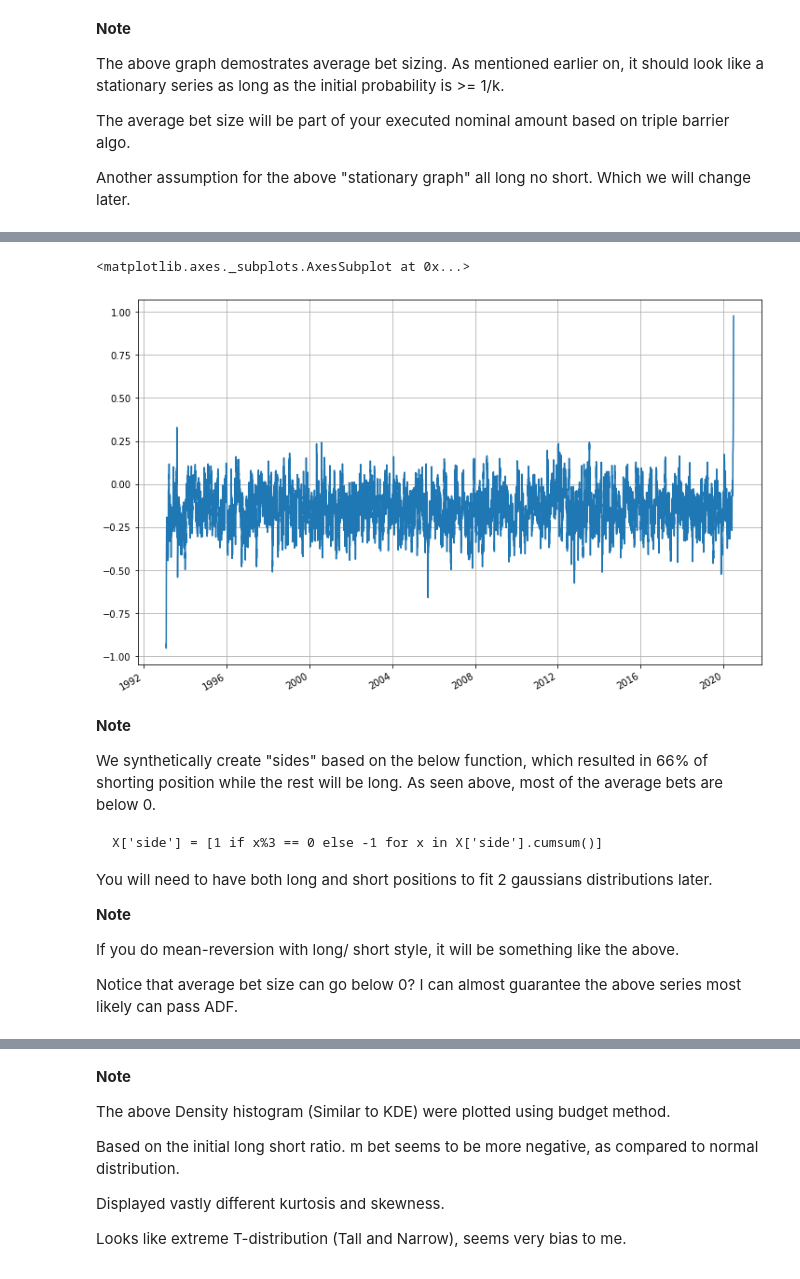
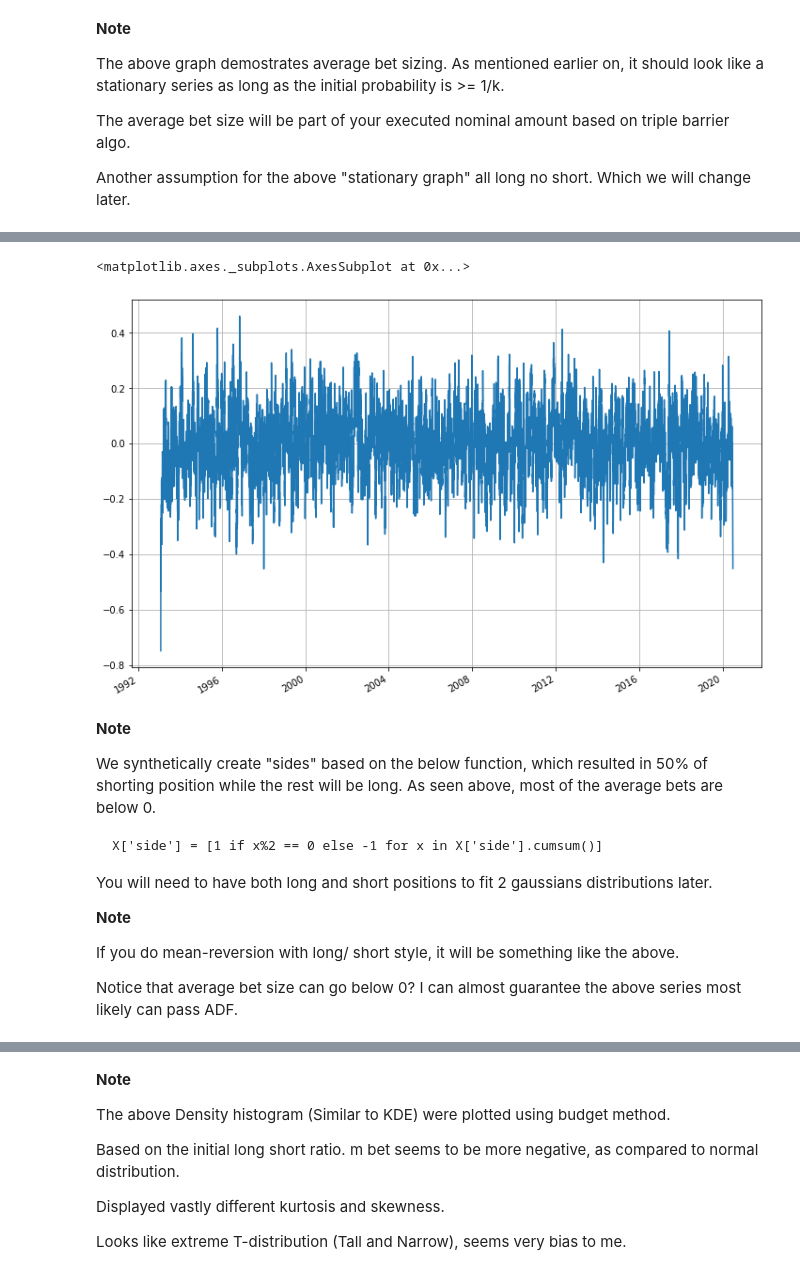
Before and after one commit to boyboi86/AFML, a Jupyter notebook: AFML 10.1.ipynb, the cells around one changed output, grey strips where cells are left out. Saved outputs shown, nothing was run; the diff lists cells and outputs as text; code cells hidden in the pictures.

```diff
--- a/AFML 10.1.ipynb
+++ b/AFML 10.1.ipynb
@@ -44,10 +47,17 @@ Pandas 1.0.4
 n_samples = 10000
 min_prob = 1e-3 #by right we should used [-1,0], but to avoid -inf and error msg we use something else
 max_prob = 1.
+class_labels = np.arange(2,11)
+steps = [0.01, 0.05, 0.1]
 
 X =  rs.make_randomt1_data(n_samples=n_samples,
                            max_days = 25.,
                            Bdate = False) # True = business days only
 
-X
+X["prob"] = np.linspace(start = min_prob,
+                            stop = max_prob,
+                            num = n_samples,
+                            endpoint = False)
+
+X #quick check!
 # %% [output]
@@ -83,19 +93,13 @@ Try offset with business days instead of daily frequency, using the above algo (
 
 These algo will most likely be used with triple barriers technique, hence able to cross-reference with other quantitative strategies as well.
 # %%
-class_labels = np.arange(2,11)
 plt.figure(figsize=(12,8))
 for cls in class_labels:
 
-    p = np.linspace(start = min_prob,
-                    stop = max_prob,
-                    num = n_samples,
-                    endpoint = False)
-
-    X["prob"] = p
     X["Z_score"] = X["prob"].apply(lambda prob: (prob - 1/cls) / (prob * (1 - prob))**0.5)
     X["bet_size_prob"] = X["Z_score"].apply(lambda x: 2 * norm.cdf(x) - 1)
     plt.plot(X["prob"],X["bet_size_prob"], label=f"||X||={cls}", linewidth=2, alpha=1)
+
 plt.ylim(-1, 1)
 plt.xlim(0, 1) #our lowest was only 1e-3, not negative
 plt.axhline(y=0, c='r',ls='--')
@@ -252,7 +243,7 @@ The average bet size will be part of your executed nominal amount based on tripl
 Another assumption for the above "stationary graph" all long no short. Which we will change later.
 # %%
 X['side'] = pd.Series(1., index = X.index)
-X['side'] = [1 if x%3 == 0 else -1 for x in X['side'].cumsum()] #cheat code for trying to mimic real datasets
+X['side'] = [1 if x%2 == 0 else -1 for x in X['side'].cumsum()] #cheat code for trying to mimic real datasets
 sig1 = rs.get_signal(events= X,
                step_size = 1,
                prob = X['pred'], #now we apply random uniform 0.5 - 1
@@ -302,11 +293,11 @@ Length: 6667, dtype: float64] this out
 <matplotlib.axes._subplots.AxesSubplot at 0x...>
-[figure, old version]
+[figure, new version]
 # %% [markdown]
 **Note**
 
-We synthetically create "sides" based on the below function, which resulted in 66% of shorting position while the rest will be long. As seen above, most of the average bets are below 0.
+We synthetically create "sides" based on the below function, which resulted in 50% of shorting position while the rest will be long. As seen above, most of the average bets are below 0.
 
-    X['side'] = [1 if x%3 == 0 else -1 for x in X['side'].cumsum()]
+    X['side'] = [1 if x%2 == 0 else -1 for x in X['side'].cumsum()]
 
 You will need to have both long and short positions to fit 2 gaussians distributions later.
 
```
Also changed, not shown: parts of 16 cells of this notebook.
